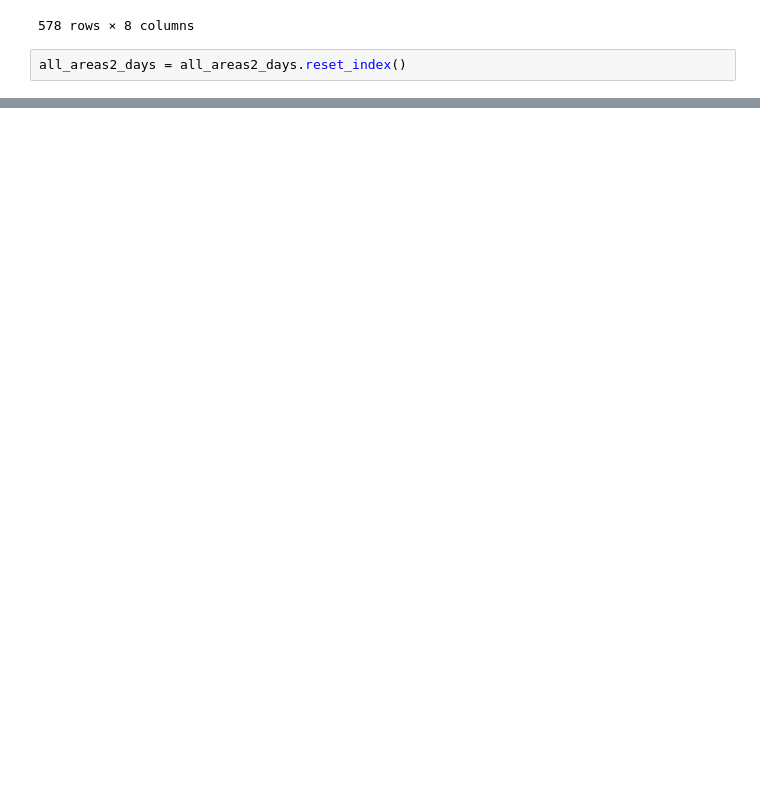
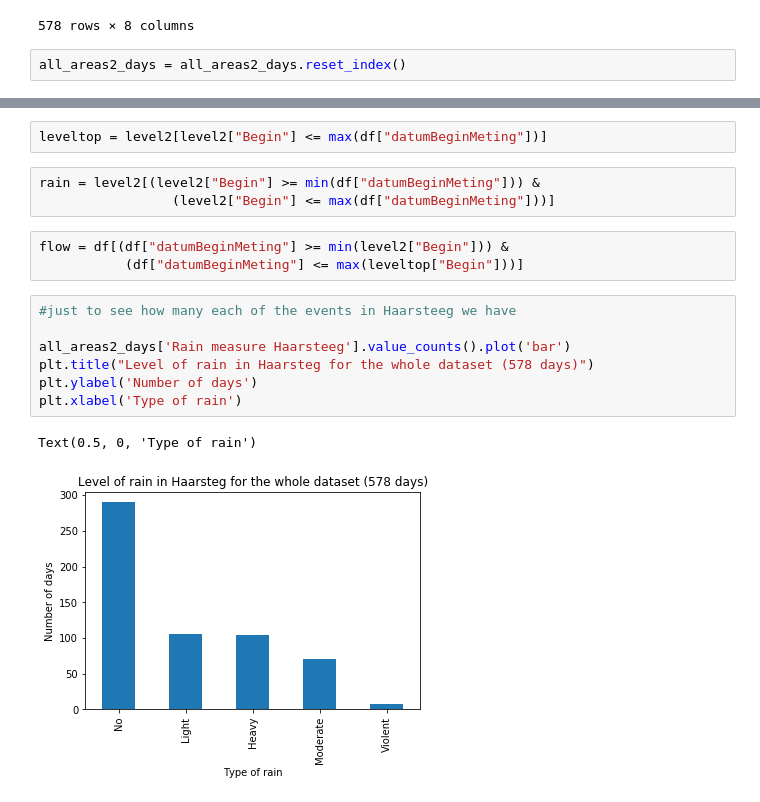
Before and after one commit to rogertian0707/jbg060, a Jupyter notebook: code/rainfall_to_station_lvl_rain.ipynb, the cells around one changed output, grey strips where cells are left out. Drawn from its saved outputs; the diff is of its cells as text; blank space fills up the shorter version.

```diff
--- a/code/rainfall_to_station_lvl_rain.ipynb
+++ b/code/rainfall_to_station_lvl_rain.ipynb
@@ -160,0 +170,18 @@ all_areas3 = pd.merge(all_areas2, all_areas2_days, on='date', how='outer')
+# %%
+leveltop = level2[level2["Begin"] <= max(df["datumBeginMeting"])]
+# %%
+rain = level2[(level2["Begin"] >= min(df["datumBeginMeting"])) &
+                 (level2["Begin"] <= max(df["datumBeginMeting"]))]
+# %%
+flow = df[(df["datumBeginMeting"] >= min(level2["Begin"])) &
+           (df["datumBeginMeting"] <= max(leveltop["Begin"]))]
+# %%
+#just to see how many each of the events in Haarsteeg we have
+
+all_areas2_days['Rain measure Haarsteeg'].value_counts().plot('bar')
+plt.title("Level of rain in Haarsteg for the whole dataset (578 days)")
+plt.ylabel('Number of days')
+plt.xlabel('Type of rain')
+# %% [output]
+Text(0.5, 0, 'Type of rain')
+[figure, added]
```
Also changed, not shown: parts of 27 cells of this notebook.
